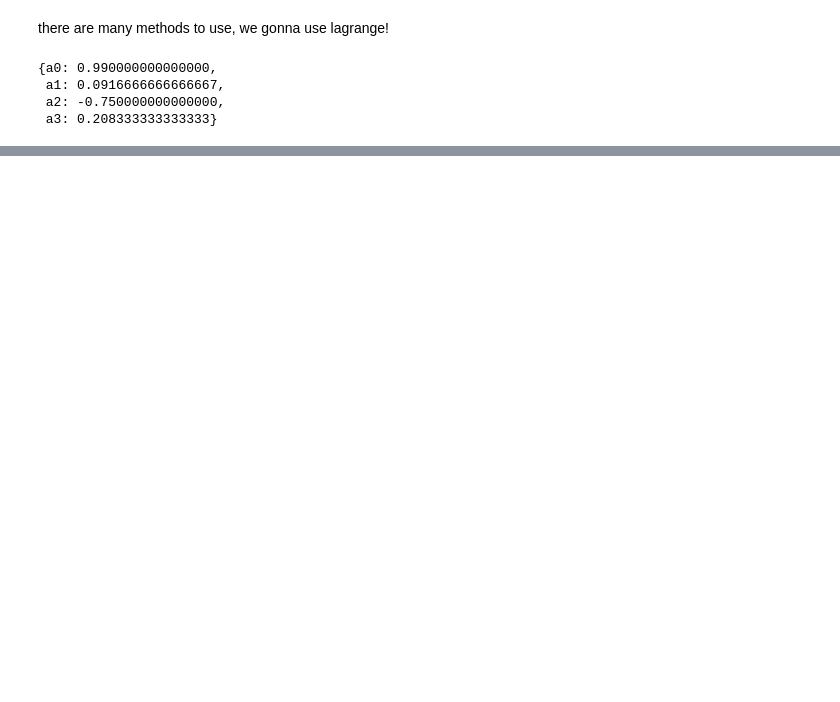
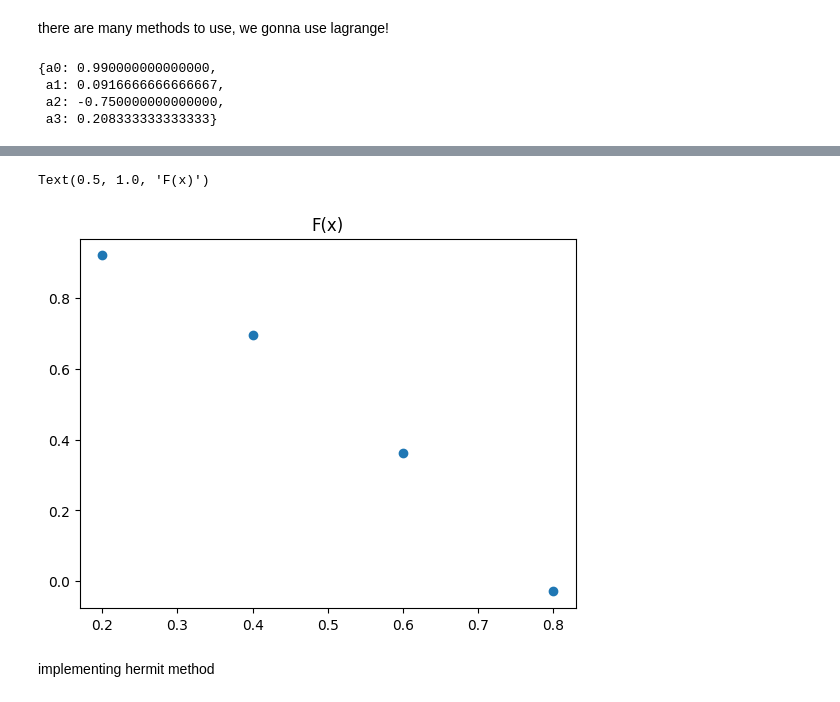
Before and after one commit to sinaapolo969/numericalAnalysis, a Jupyter notebook: numericalAnalysis.ipynb, the cells around one changed output, grey strips where cells are left out. Saved outputs shown, nothing was run; the diff lists cells and outputs as text; code cells hidden in the pictures; blank space fills up the shorter version.

Commit message:
implementing interpolation assignment

```diff
--- a/numericalAnalysis.ipynb
+++ b/numericalAnalysis.ipynb
@@ -877,0 +898,3 @@ sp.plot(sol[0] + sol[1]* x + sol[2] * x**2 + sol[3] * x**3, xlim = (0, 1), ylim
+# %%
+def function(x):
+  return math.cos(2 * x)
@@ -877,0 +904,12 @@ sp.plot(sol[0] + sol[1]* x + sol[2] * x**2 + sol[3] * x**3, xlim = (0, 1), ylim
+# %%
+X = np.arange(0.2, 1, 0.2)
+y = [function(i) for i in X]
+# %%
+# plotting the cos2x
+plt.scatter(X , y)
+plt.title('F(x)')
+# %% [output]
+Text(0.5, 1.0, 'F(x)')
+[figure, added]
+# %% [markdown]
+implementing hermit method
```
Also changed, not shown: parts of 41 cells of this notebook.
